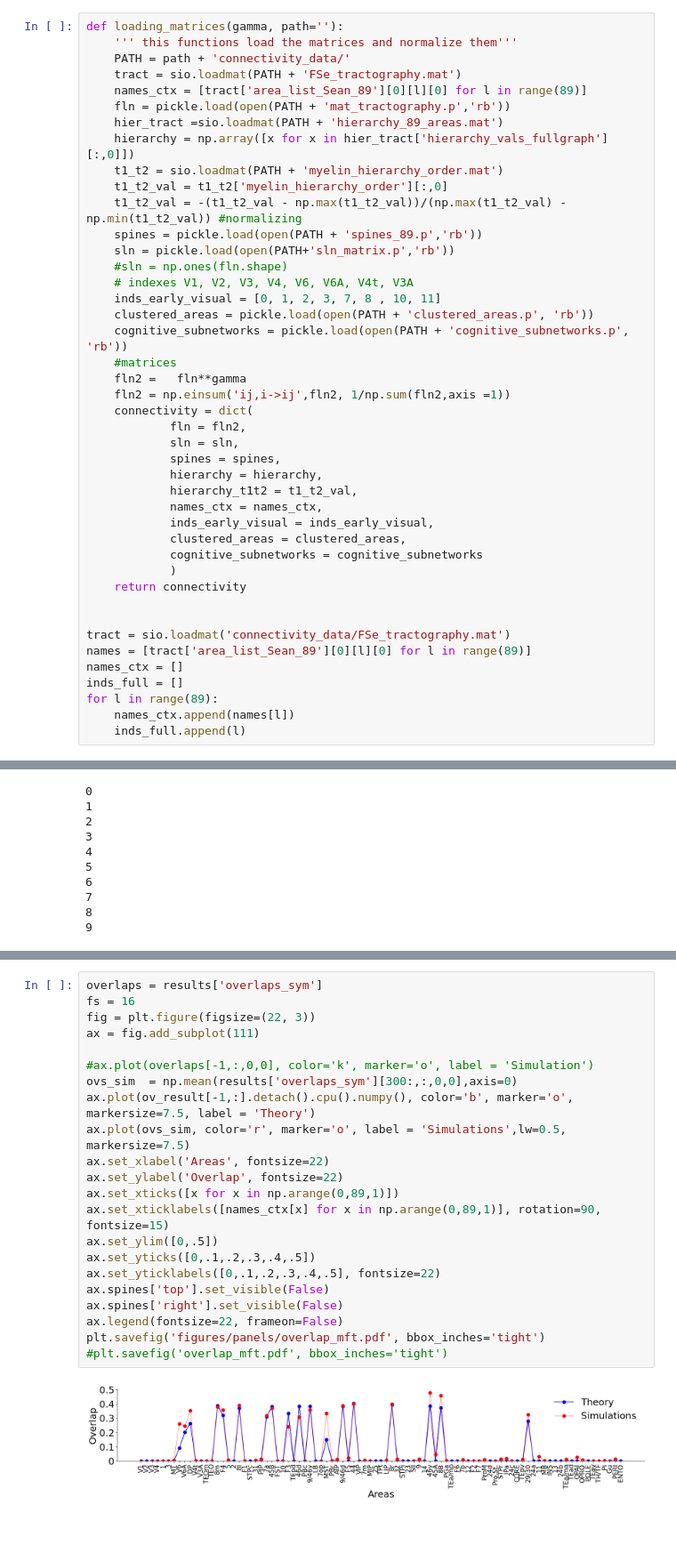
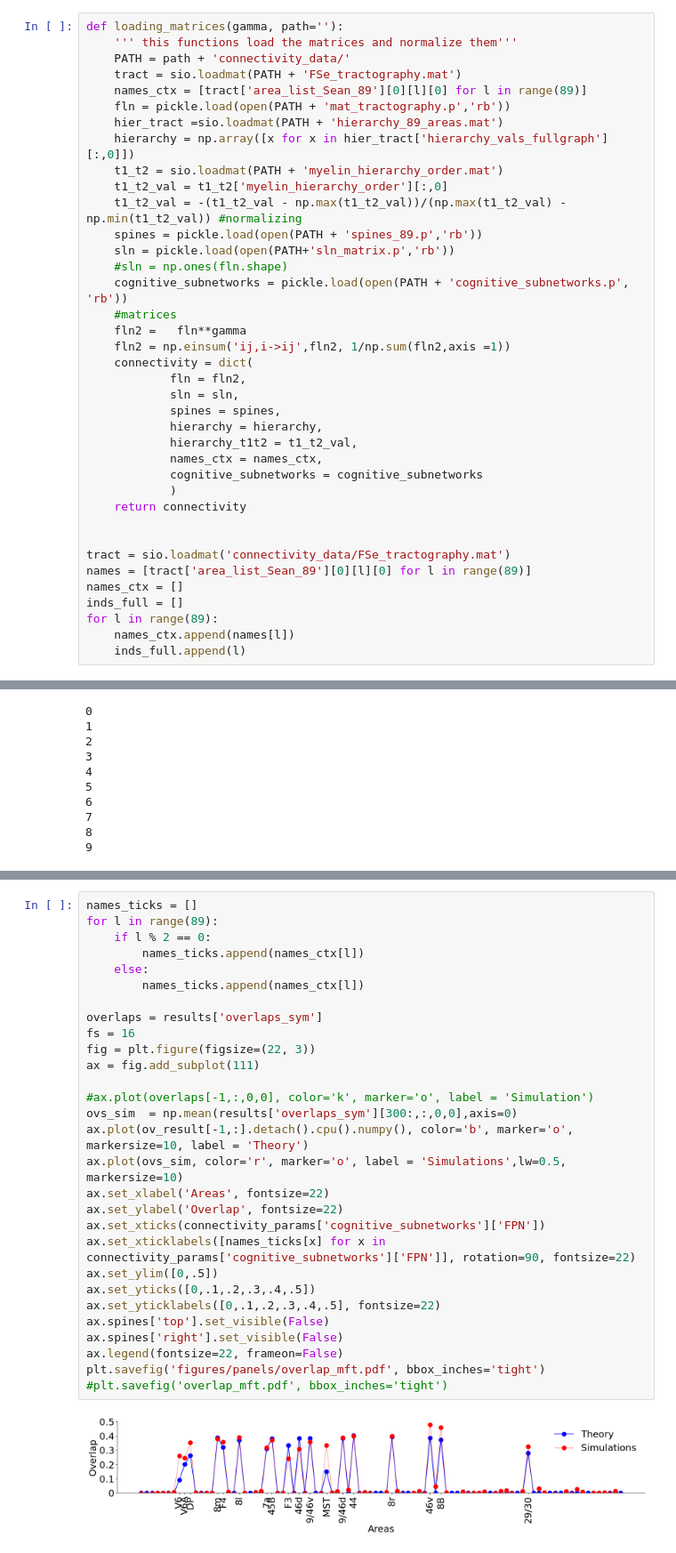
Before and after one commit to ulisespereira/brainwide, a Jupyter notebook: Fig3/fig3_mft.ipynb, the cells around one changed output, grey strips where cells are left out. Shown: that part at 89% size. Drawn from its saved outputs; the diff is of its cells as text; blank space fills up the shorter version.

```diff
--- a/Fig3/fig3_mft.ipynb
+++ b/Fig3/fig3_mft.ipynb
@@ -76,9 +76,6 @@ def loading_matrices(gamma, path=''):
     spines = pickle.load(open(PATH + 'spines_89.p','rb'))
     sln = pickle.load(open(PATH+'sln_matrix.p','rb'))
     #sln = np.ones(fln.shape)
-    # indexes V1, V2, V3, V4, V6, V6A, V4t, V3A
-    inds_early_visual = [0, 1, 2, 3, 7, 8 , 10, 11]
-    clustered_areas = pickle.load(open(PATH + 'clustered_areas.p', 'rb'))
     cognitive_subnetworks = pickle.load(open(PATH + 'cognitive_subnetworks.p', 'rb'))
     #matrices
     fln2 =   fln**gamma
@@ -90,8 +87,6 @@ def loading_matrices(gamma, path=''):
             hierarchy = hierarchy,
             hierarchy_t1t2 = t1_t2_val,
             names_ctx = names_ctx,
-            inds_early_visual = inds_early_visual,
-            clustered_areas = clustered_areas,
             cognitive_subnetworks = cognitive_subnetworks
             )
     return connectivity
@@ -264,26 +259,33 @@ plt.plot(delta_result[-1,:].detach().cpu().numpy())
 [<matplotlib.lines.Line2D at 0x...>]
 [figure]
 # %%
+names_ticks = []
+for l in range(89):
+    if l % 2 == 0:
+        names_ticks.append(names_ctx[l])
+    else:
+        names_ticks.append(names_ctx[l])
+
 overlaps = results['overlaps_sym']
 fs = 16
 fig = plt.figure(figsize=(22, 3))
 ax = fig.add_subplot(111)
 
 #ax.plot(overlaps[-1,:,0,0], color='k', marker='o', label = 'Simulation')
 ovs_sim  = np.mean(results['overlaps_sym'][300:,:,0,0],axis=0)
-ax.plot(ov_result[-1,:].detach().cpu().numpy(), color='b', marker='o',  markersize=7.5, label = 'Theory')
-ax.plot(ovs_sim, color='r', marker='o', label = 'Simulations',lw=0.5, markersize=7.5)
+ax.plot(ov_result[-1,:].detach().cpu().numpy(), color='b', marker='o',  markersize=10, label = 'Theory')
+ax.plot(ovs_sim, color='r', marker='o', label = 'Simulations',lw=0.5, markersize=10)
 ax.set_xlabel('Areas', fontsize=22)
 ax.set_ylabel('Overlap', fontsize=22)
-ax.set_xticks([x for x in np.arange(0,89,1)])
-ax.set_xticklabels([names_ctx[x] for x in np.arange(0,89,1)], rotation=90, fontsize=15)
+ax.set_xticks(connectivity_params['cognitive_subnetworks']['FPN'])
+ax.set_xticklabels([names_ticks[x] for x in connectivity_params['cognitive_subnetworks']['FPN']], rotation=90, fontsize=22)
 ax.set_ylim([0,.5])
 ax.set_yticks([0,.1,.2,.3,.4,.5])
 ax.set_yticklabels([0,.1,.2,.3,.4,.5], fontsize=22)
 ax.spines['top'].set_visible(False)
 ax.spines['right'].set_visible(False)
 ax.legend(fontsize=22, frameon=False)
 plt.savefig('figures/panels/overlap_mft.pdf', bbox_inches='tight')
 #plt.savefig('overlap_mft.pdf', bbox_inches='tight')
 # %% [output]
-[figure, old version]
+[figure, new version]
```
Also changed, not shown: parts of 2 cells of this notebook, 1 other file.
